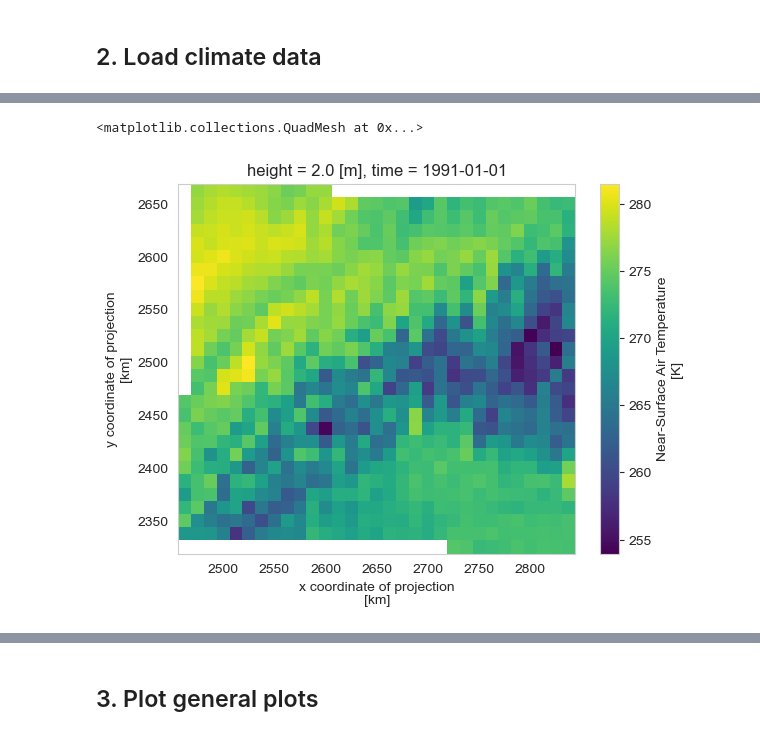
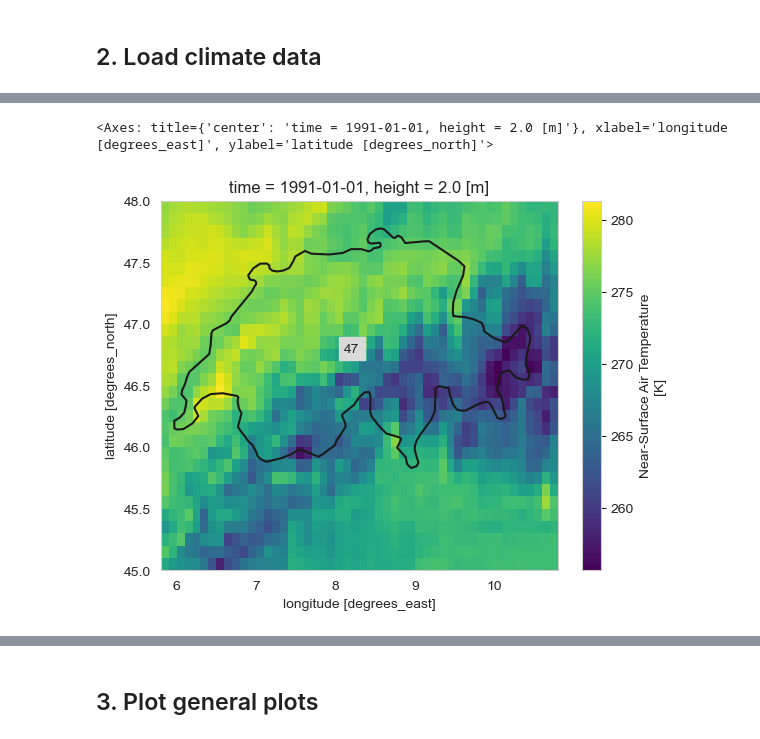
Before and after one commit to yasserhaddad/CORDEX2Energy, a Jupyter notebook: notebooks/pipeline_example.ipynb, the cells around one changed output, grey strips where cells are left out. Saved outputs shown, nothing was run; the diff lists cells and outputs as text; code cells hidden in the pictures.

```diff
--- a/notebooks/pipeline_example.ipynb
+++ b/notebooks/pipeline_example.ipynb
@@ -83,5 +98,7 @@ Attributes: (12/26)
 # %%
-climate_data.ds_data.isel(time=0)[variable].plot()
+climate_data.ds_data.isel(time=0)['tas'].plot(x='lon', y='lat')
+
+regionmask.defined_regions.natural_earth_v5_0_0.countries_50[['Switzerland']].plot_regions()
 # %% [output]
-<matplotlib.collections.QuadMesh at 0x...>
+<Axes: title={'center': 'time = 1991-01-01, height = 2.0 [m]'}, xlabel='longitude [degrees_east]', ylabel='latitude [degrees_north]'>
-[figure, old version]
+[figure, new version]
```
Also changed, not shown: parts of 28 cells of this notebook, 12 other files.
